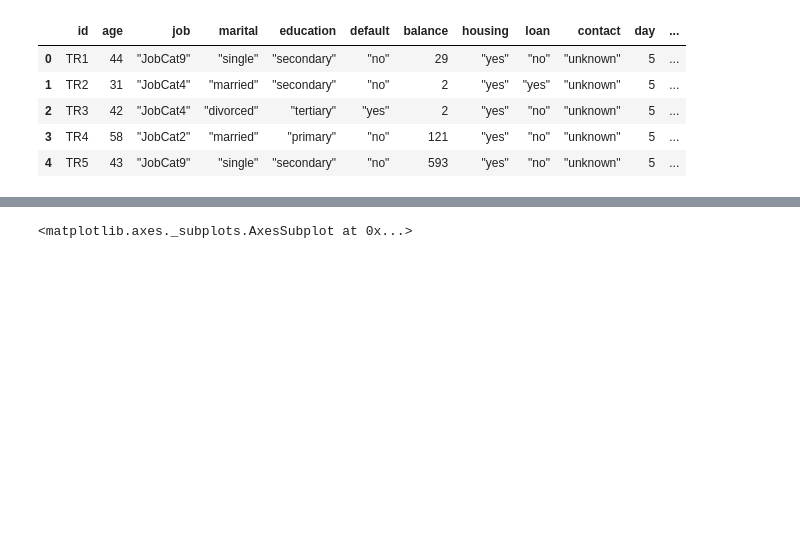
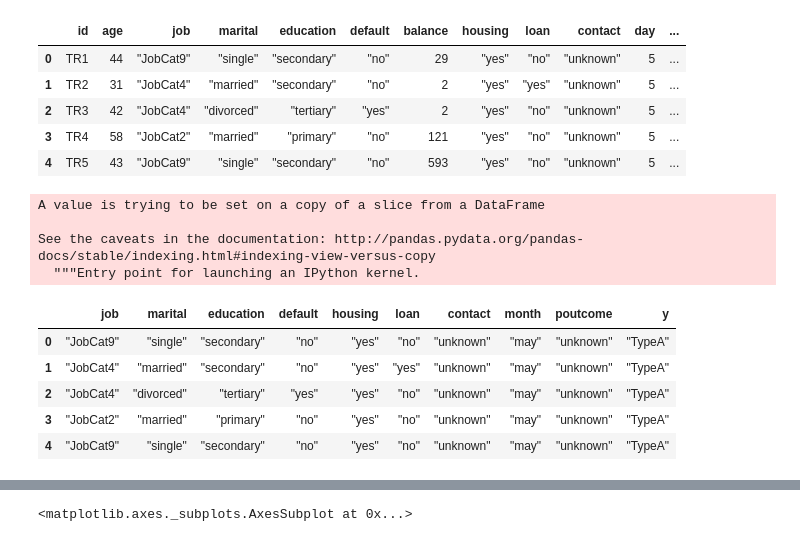
Before and after one commit to Machine-Learning-CA/Classifier, a Jupyter notebook: ML CA2 - Classifier - C14385336- C15765215.ipynb, the cells around one changed output, grey strips where cells are left out. Drawn from its saved outputs; the diff is of its cells as text; code cells hidden in the pictures; blank space fills up the shorter version.

```diff
--- a/ML CA2 - Classifier - C14385336- C15765215.ipynb
+++ b/ML CA2 - Classifier - C14385336- C15765215.ipynb
@@ -32,0 +50,14 @@ data.head()
+# %%
+categorical_data.drop('id', axis=1, inplace=True)
+categorical_data.head()
+# %% [output]
+A value is trying to be set on a copy of a slice from a DataFrame
+
+See the caveats in the documentation: http://pandas.pydata.org/pandas-docs/stable/indexing.html#indexing-view-versus-copy
+  """Entry point for launching an IPython kernel.
+|  | job | marital | education | default | housing | loan | contact | month | poutcome | y |
+| 0 | "JobCat9" | "single" | "secondary" | "no" | "yes" | "no" | "unknown" | "may" | "unknown" | "TypeA" |
+| 1 | "JobCat4" | "married" | "secondary" | "no" | "yes" | "yes" | "unknown" | "may" | "unknown" | "TypeA" |
+| 2 | "JobCat4" | "divorced" | "tertiary" | "yes" | "yes" | "no" | "unknown" | "may" | "unknown" | "TypeA" |
+| 3 | "JobCat2" | "married" | "primary" | "no" | "yes" | "no" | "unknown" | "may" | "unknown" | "TypeA" |
+| 4 | "JobCat9" | "single" | "secondary" | "no" | "yes" | "no" | "unknown" | "may" | "unknown" | "TypeA" |
```
Also changed, not shown: parts of 14 cells of this notebook.
